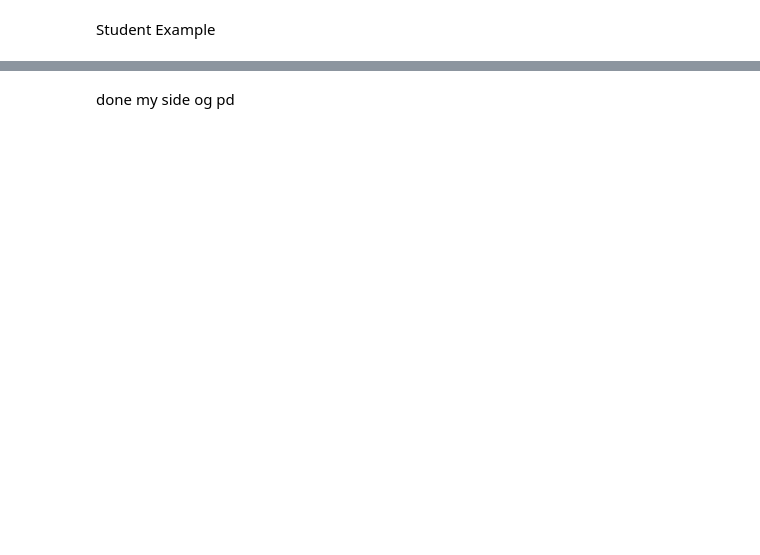
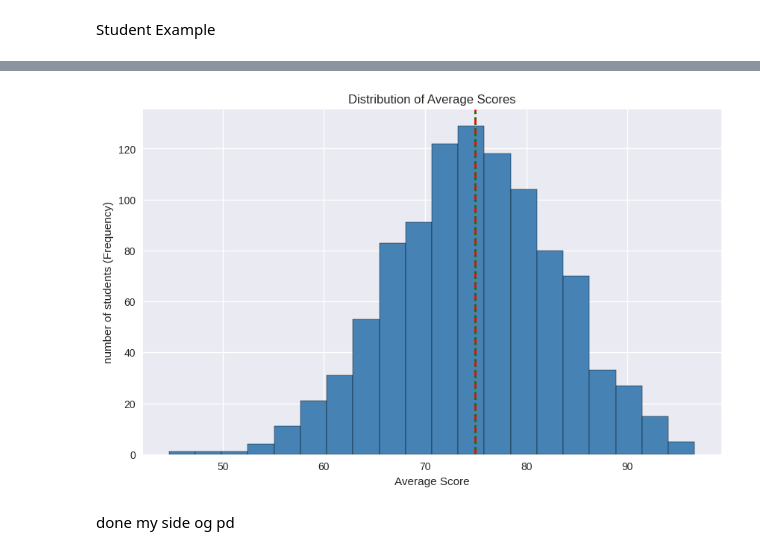
Before and after one commit to vaibhavjaybhaye09/AI_ML, a Jupyter notebook: Welcome_To_Colab.ipynb, the cells around one changed output, grey strips where cells are left out. Drawn from its saved outputs; the diff is of its cells as text; code cells hidden in the pictures; blank space fills up the shorter version.

```diff
--- a/Welcome_To_Colab.ipynb
+++ b/Welcome_To_Colab.ipynb
@@ -65,0 +82,3 @@ display(df.describe())
+# %%
+df['average_score'] = df[['math_score','reading_score','writing_score']].mean(axis=1)
+df['average_score']
@@ -65,0 +116,2 @@ display(df.describe())
+# %%
+df['average_score'] = df['average_score'].round(2)
@@ -66,2 +154,13 @@ display(df.describe())
+# %%
+fig , ax = plt.subplots(figsize=(10,6))
+ax.hist(df['average_score'],bins=20,color='steelblue',edgecolor='black', )
+ax.axvline(df['average_score'].mean(),color='red',linestyle='dashed',linewidth=2)
+ax.axvline(df['average_score'].median(),color='g',linestyle='dotted',linewidth=2)
+ax.set_xlabel('Average Score')
+ax.set_ylabel('number of students (Frequency)')
+ax.set_title('Distribution of Average Scores')
+ax.grid(True,)
+# %% [output]
+[figure, added]
 # %% [markdown]
 done my side og pd
```
Also changed, not shown: parts of 8 cells of this notebook.
